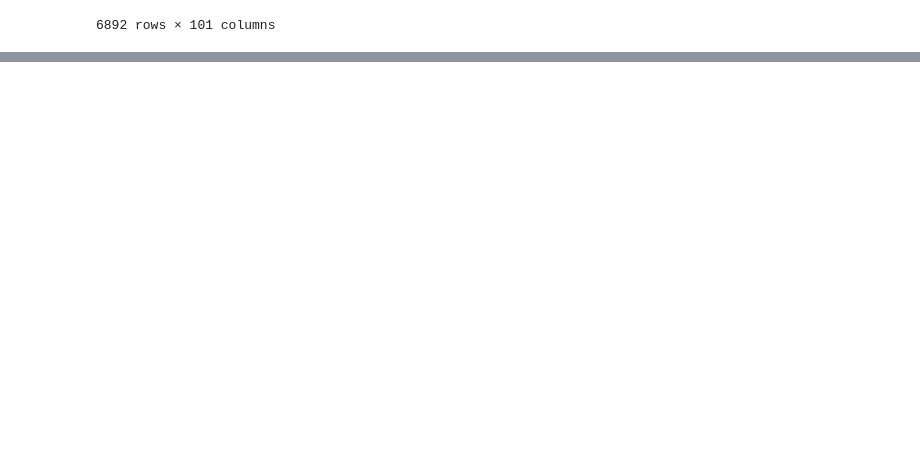
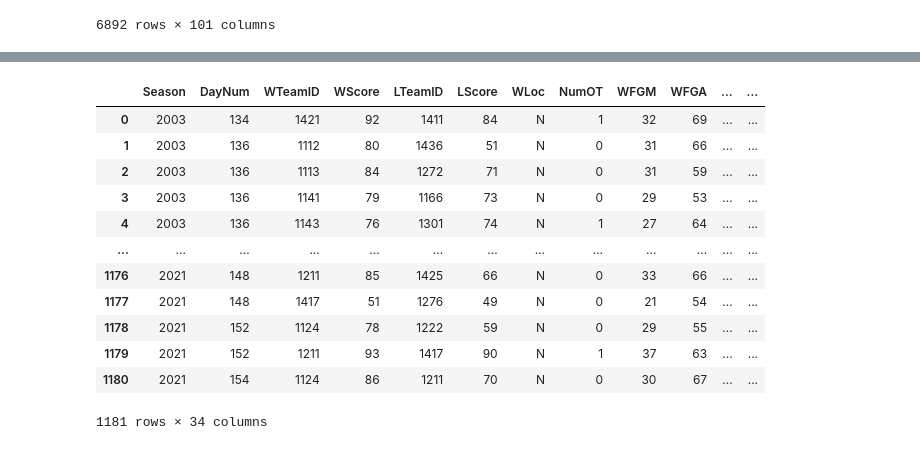
Before and after one commit to aruther11/march_madness_comp, a Jupyter notebook: exploration/eda_detailed.ipynb, the cells around one changed output, grey strips where cells are left out. Drawn from its saved outputs; the diff is of its cells as text; code cells hidden in the pictures; blank space fills up the shorter version.

```diff
--- a/exploration/eda_detailed.ipynb
+++ b/exploration/eda_detailed.ipynb
@@ -249,0 +255,16 @@ results_by_team_df[(results_by_team_df['TeamName'] == 'Cincinnati')]
+# %%
+tourney_results_df
+# %% [output]
+|  | Season | DayNum | WTeamID | WScore | LTeamID | LScore | WLoc | NumOT | WFGM | WFGA | ... | ... |
+| 0 | 2003 | 134 | 1421 | 92 | 1411 | 84 | N | 1 | 32 | 69 | ... | ... |
+| 1 | 2003 | 136 | 1112 | 80 | 1436 | 51 | N | 0 | 31 | 66 | ... | ... |
+| 2 | 2003 | 136 | 1113 | 84 | 1272 | 71 | N | 0 | 31 | 59 | ... | ... |
+| 3 | 2003 | 136 | 1141 | 79 | 1166 | 73 | N | 0 | 29 | 53 | ... | ... |
+| 4 | 2003 | 136 | 1143 | 76 | 1301 | 74 | N | 1 | 27 | 64 | ... | ... |
+| ... | ... | ... | ... | ... | ... | ... | ... | ... | ... | ... | ... | ... |
+| 1176 | 2021 | 148 | 1211 | 85 | 1425 | 66 | N | 0 | 33 | 66 | ... | ... |
+| 1177 | 2021 | 148 | 1417 | 51 | 1276 | 49 | N | 0 | 21 | 54 | ... | ... |
+| 1178 | 2021 | 152 | 1124 | 78 | 1222 | 59 | N | 0 | 29 | 55 | ... | ... |
+| 1179 | 2021 | 152 | 1211 | 93 | 1417 | 90 | N | 1 | 37 | 63 | ... | ... |
+| 1180 | 2021 | 154 | 1124 | 86 | 1211 | 70 | N | 0 | 30 | 67 | ... | ... |
+1181 rows × 34 columns
```
Also changed, not shown: parts of 25 cells of this notebook.
